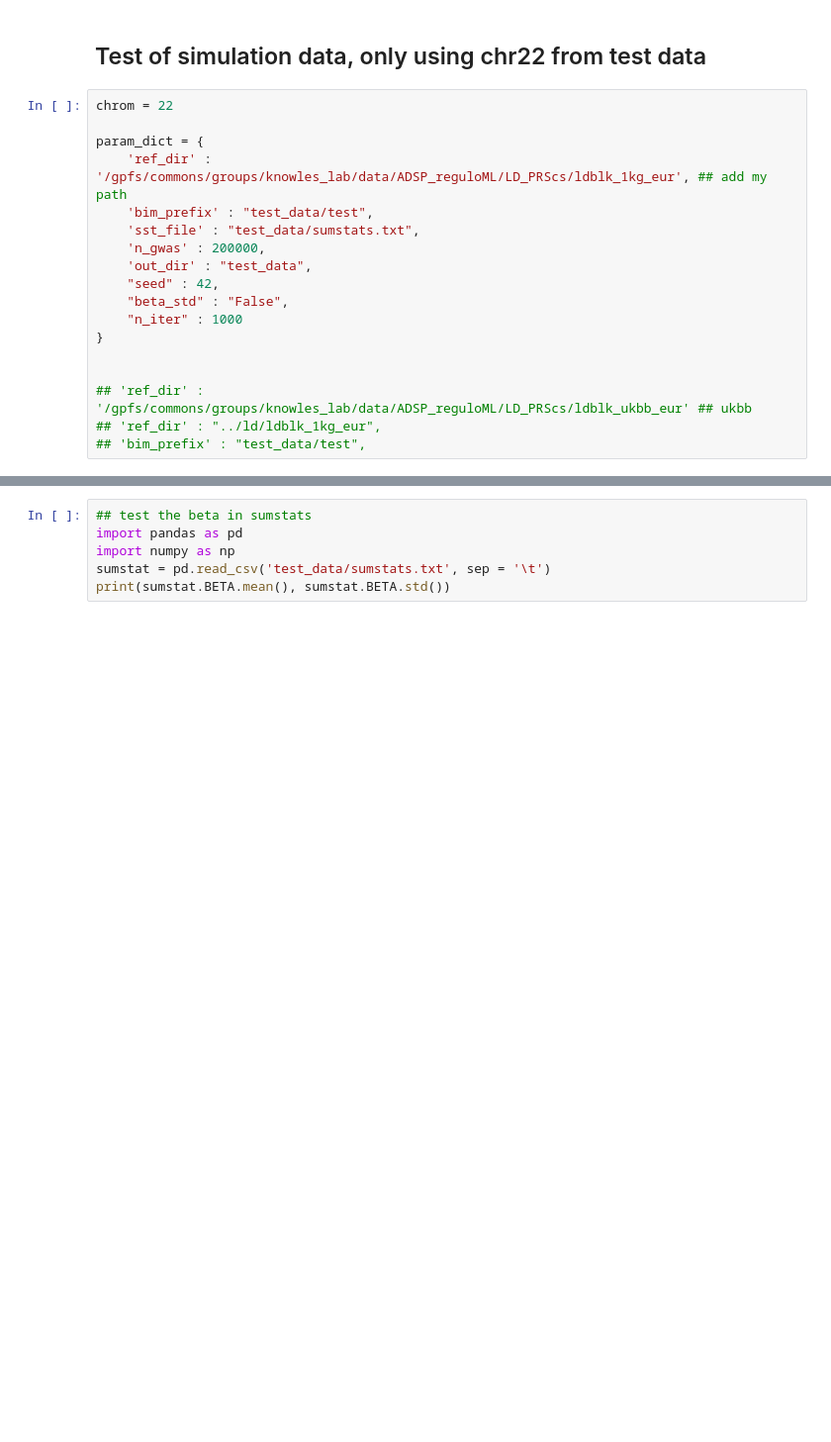
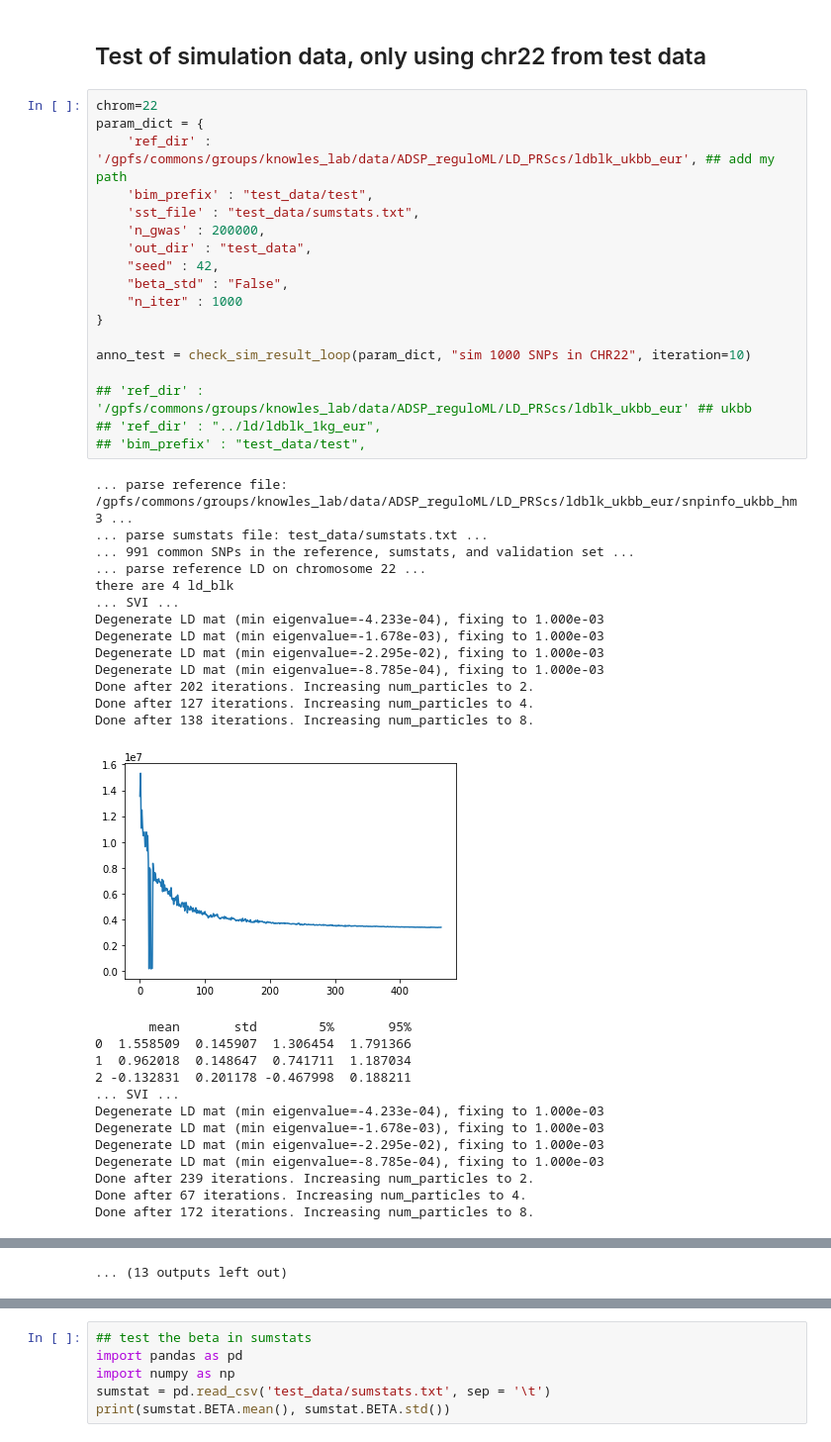
Before and after one commit to davidaknowles/casopr, a Jupyter notebook: simulation.ipynb, the cells around one changed output, grey strips where cells are left out. Shown: that part at 99% size. Drawn from its saved outputs; the diff is of its cells as text; blank space fills up the shorter version.

```diff
--- a/simulation.ipynb
+++ b/simulation.ipynb
@@ -22,20 +128,47 @@ import numpy as np
 # %% [markdown]
 ## Test of simulation data, only using chr22 from test data
 # %%
-chrom = 22
-
+chrom=22
 param_dict = {
-    'ref_dir' : '/gpfs/commons/groups/knowles_lab/data/ADSP_reguloML/LD_PRScs/ldblk_1kg_eur', ## add my path
+    'ref_dir' : '/gpfs/commons/groups/knowles_lab/data/ADSP_reguloML/LD_PRScs/ldblk_ukbb_eur', ## add my path
     'bim_prefix' : "test_data/test",
     'sst_file' : "test_data/sumstats.txt",
     'n_gwas' : 200000,
     'out_dir' : "test_data",
     "seed" : 42,
     "beta_std" : "False",
     "n_iter" : 1000
 }
 
+anno_test = check_sim_result_loop(param_dict, "sim 1000 SNPs in CHR22", iteration=10)
 
 ## 'ref_dir' : '/gpfs/commons/groups/knowles_lab/data/ADSP_reguloML/LD_PRScs/ldblk_ukbb_eur' ## ukbb
 ## 'ref_dir' : "../ld/ldblk_1kg_eur",
 ## 'bim_prefix' : "test_data/test",
+# %% [output]
+... parse reference file: /gpfs/commons/groups/knowles_lab/data/ADSP_reguloML/LD_PRScs/ldblk_ukbb_eur/snpinfo_ukbb_hm3 ...
+... parse sumstats file: test_data/sumstats.txt ...
+... 991 common SNPs in the reference, sumstats, and validation set ...
+... parse reference LD on chromosome 22 ...
+there are 4 ld_blk
+... SVI ...
+Degenerate LD mat (min eigenvalue=-4.233e-04), fixing to 1.000e-03
+Degenerate LD mat (min eigenvalue=-1.678e-03), fixing to 1.000e-03
+Degenerate LD mat (min eigenvalue=-2.295e-02), fixing to 1.000e-03
+Degenerate LD mat (min eigenvalue=-8.785e-04), fixing to 1.000e-03
+Done after 202 iterations. Increasing num_particles to 2.
+Done after 127 iterations. Increasing num_particles to 4.
+Done after 138 iterations. Increasing num_particles to 8.
+[figure, added]
+       mean       std        5%       95%
+0  1.558509  0.145907  1.306454  1.791366
+1  0.962018  0.148647  0.741711  1.187034
+2 -0.132831  0.201178 -0.467998  0.188211
+... SVI ...
+Degenerate LD mat (min eigenvalue=-4.233e-04), fixing to 1.000e-03
+Degenerate LD mat (min eigenvalue=-1.678e-03), fixing to 1.000e-03
+Degenerate LD mat (min eigenvalue=-2.295e-02), fixing to 1.000e-03
+Degenerate LD mat (min eigenvalue=-8.785e-04), fixing to 1.000e-03
+Done after 239 iterations. Increasing num_particles to 2.
+Done after 67 iterations. Increasing num_particles to 4.
+Done after 172 iterations. Increasing num_particles to 8.
@@ -41,0 +228 @@ param_dict = {
+... (13 outputs left out)
```
Also changed, not shown: parts of 16 cells of this notebook, 4 other files.
